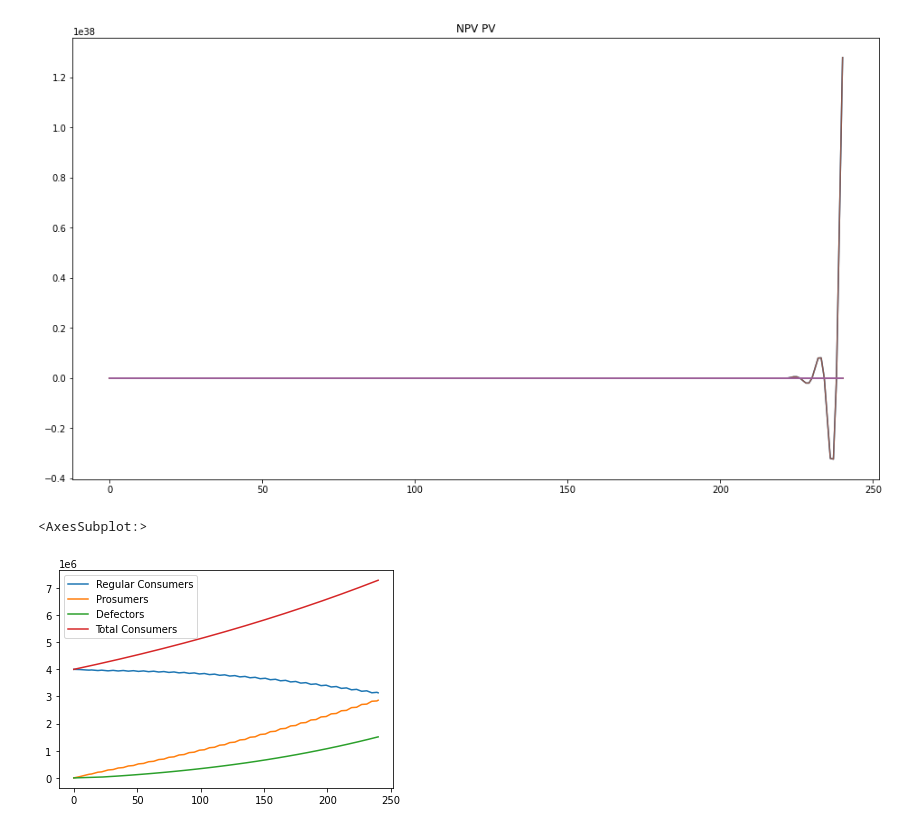
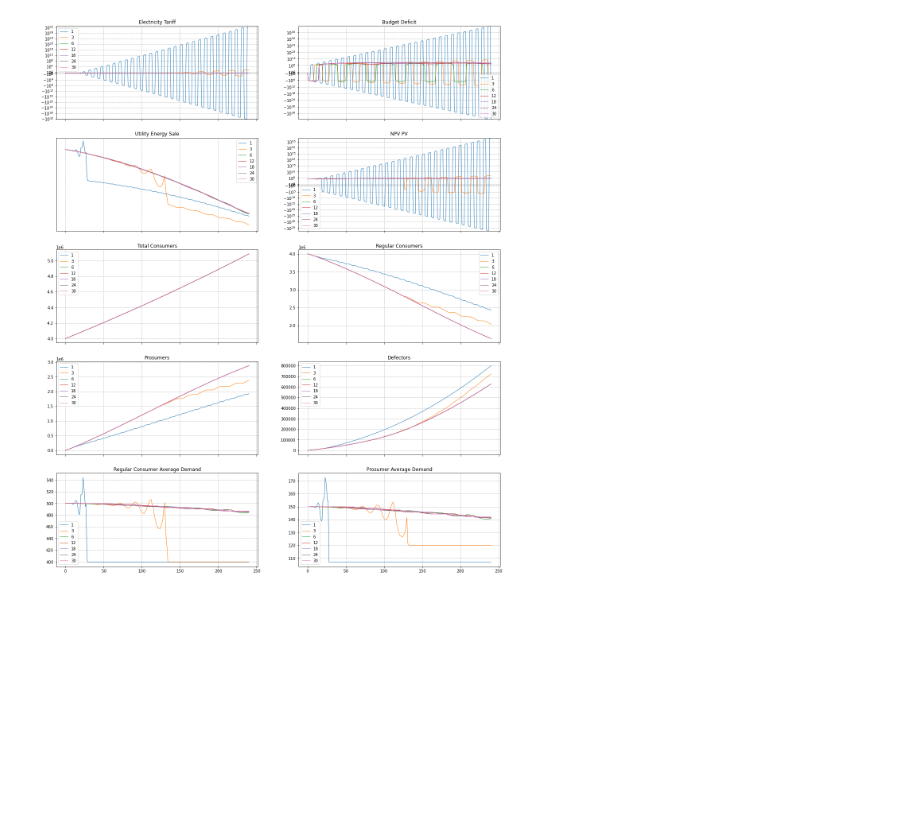
Before and after one commit to barazesh/Phd-Codes, a Jupyter notebook: initial playbook.ipynb, the cells around one changed output. Drawn from its saved outputs; the diff is of its cells as text; code cells hidden in the pictures; blank space fills up the shorter version.

Commit message:
adding subplots and removing junk files

```diff
--- a/initial playbook.ipynb
+++ b/initial playbook.ipynb
@@ -11,0 +14,3 @@ period_range=list(range(1,6))+list(range(6,36,6))
+# %%
+period_range=[1,3]+list(range(6,36,6))
+print(period_range)
@@ -11,0 +19,2 @@ period_range=list(range(1,6))+list(range(6,36,6))
+# %%
+important_vars=['Electricity Tariff','Budget Deficit', 'Utility Energy Sale','NPV PV','Total Consumers','Regular Consumers','Prosumers','Defectors','Regular Consumer Average Demand', 'Prosumer Average Demand']
@@ -12,2 +29,6 @@ period_range=list(range(1,6))+list(range(6,36,6))
 # %%
-electricity ={p:model.run(params={'Tariff Correction Period':p}) for p in period_range}
+result=cl.defaultdict(pd.DataFrame)
+for p in period_range:
+    temp_result = model.run(params={'Tariff Correction Period':p, 'population growth rate':0.001})
+    for v in important_vars:
+        result[v][p]=temp_result[v]
@@ -88,11 +35,19 @@ for p in period_range:
-# %%
-parameter ='NPV PV'
-for p in period_range:
-    electricity[p][parameter].plot(figsize=(16,9),title=parameter)
-# %% [output]
-[figure, removed]
-# %%
-electricity[1].loc[:,['Regular Consumers','Prosumers','Defectors','Total Consumers']].plot()
-# %% [output]
-<AxesSubplot:>
-[figure, removed]
+# %%
+mpl.rc('lines',linewidth=1)
+n_rows= math.ceil(len(important_vars)/2)
+fig,ax =plt.subplots(n_rows,2,sharex=True)
+fig.set_size_inches(20,n_rows*5)
+for i,v in enumerate(important_vars):
+    cur_ax=ax[i//2,i%2]
+    result[v].plot(ax=cur_ax)
+    cur_ax.grid(True,linestyle='--')
+    cur_ax.title.set_text(v)
+    b,t=cur_ax.get_ylim()
+    if(t-b) > 1e8:
+        cur_ax.set_yscale('symlog')
+        # fig =ax.figure
+        # fig.set_size_inches(7,5)
+        # fig.suptitle(v,size=20,)
+plt.show()
+# %% [output]
+[figure, added]
```
Also changed, not shown: parts of 16 cells of this notebook, 2 other files.
